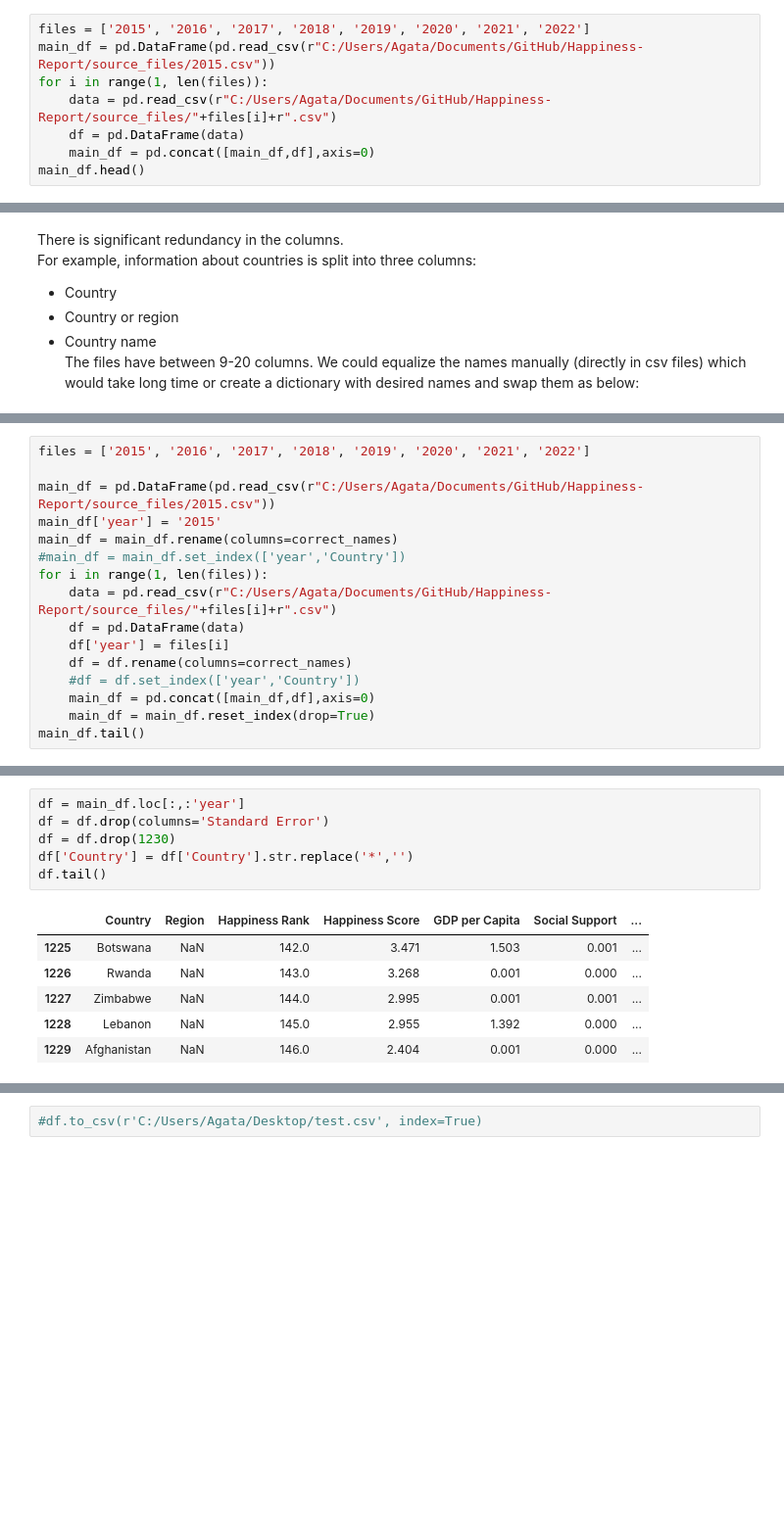
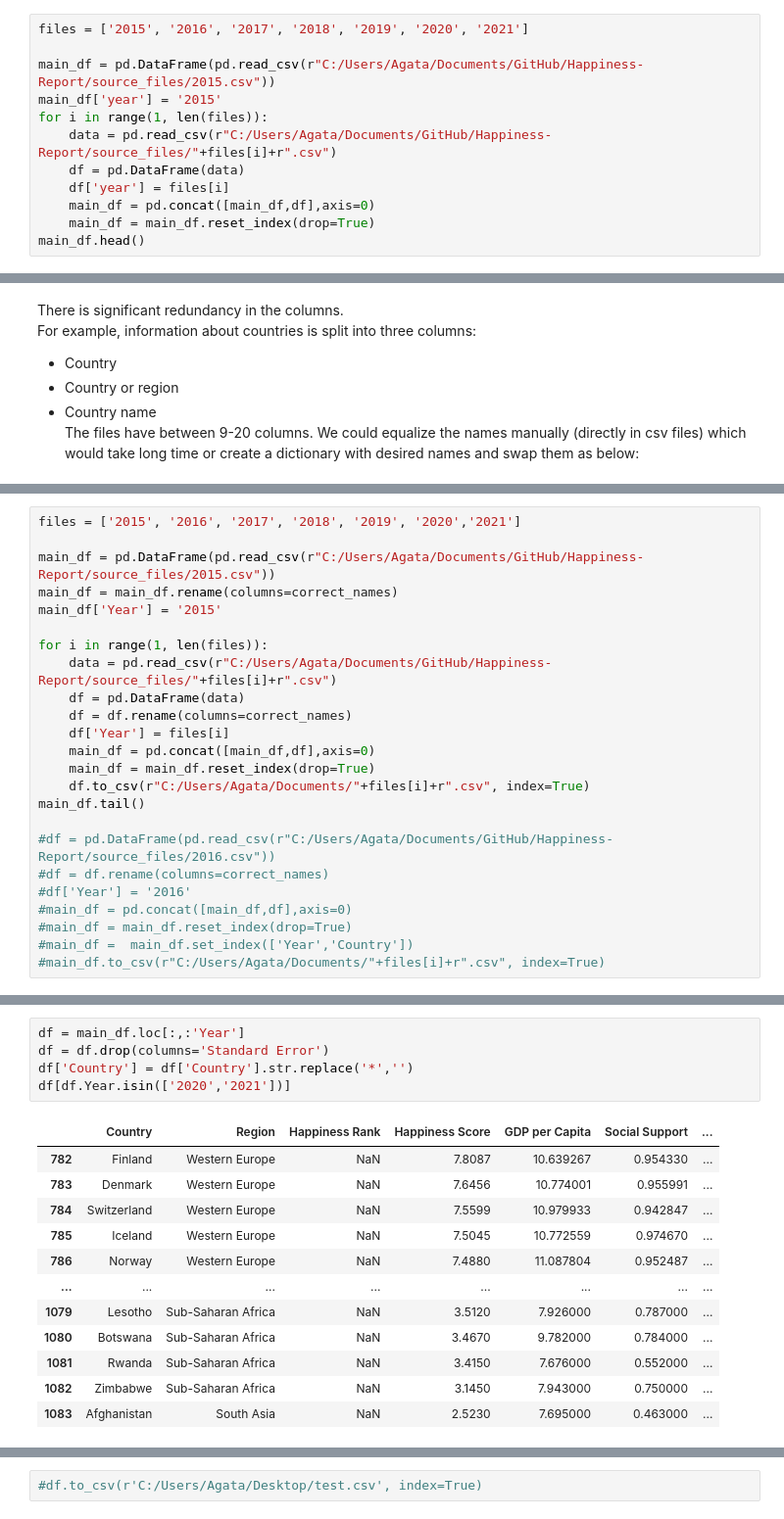
Before and after one commit to ags-de/Happiness-Report, a Jupyter notebook: Happiness Report.ipynb, the cells around one changed output, grey strips where cells are left out. Shown at 98% size. Drawn from its saved outputs; the diff is of its cells as text; blank space fills up the shorter version.

```diff
--- a/Happiness Report.ipynb
+++ b/Happiness Report.ipynb
@@ -9,12 +9,16 @@ There are 8 different csv files regarding each year.
 <br>Python codes slash marks differently so that had to be adjusted to '/' instead of '\\', along with typing raw string instead of regular one.
 <br>*note: be careful of 2022 year file. Some columns have "," thousand delimiter so it can be easily mistaken by comma (fraction delimiter). I took take of this directly in csv file.
 # %%
-files = ['2015', '2016', '2017', '2018', '2019', '2020', '2021', '2022']
+files = ['2015', '2016', '2017', '2018', '2019', '2020', '2021']
+
 main_df = pd.DataFrame(pd.read_csv(r"C:/Users/Agata/Documents/GitHub/Happiness-Report/source_files/2015.csv"))
+main_df['year'] = '2015'
 for i in range(1, len(files)):
     data = pd.read_csv(r"C:/Users/Agata/Documents/GitHub/Happiness-Report/source_files/"+files[i]+r".csv")
     df = pd.DataFrame(data)
+    df['year'] = files[i]
     main_df = pd.concat([main_df,df],axis=0)
+    main_df = main_df.reset_index(drop=True)
 main_df.head()
 # %% [output]
 |  | Country | Region | Happiness Rank | Happiness Score | Standard Error | Economy (GDP per Capita) | Family | ... |
@@ -143,18 +178,26 @@ correct_names = {'Economy (GDP per Capita)' : 'GDP per Capita',
 # %%
-files = ['2015', '2016', '2017', '2018', '2019', '2020', '2021', '2022']
+files = ['2015', '2016', '2017', '2018', '2019', '2020','2021']
 
 main_df = pd.DataFrame(pd.read_csv(r"C:/Users/Agata/Documents/GitHub/Happiness-Report/source_files/2015.csv"))
-main_df['year'] = '2015'
 main_df = main_df.rename(columns=correct_names)
-#main_df = main_df.set_index(['year','Country'])
+main_df['Year'] = '2015'
+
 for i in range(1, len(files)):
     data = pd.read_csv(r"C:/Users/Agata/Documents/GitHub/Happiness-Report/source_files/"+files[i]+r".csv")
     df = pd.DataFrame(data)
-    df['year'] = files[i]
     df = df.rename(columns=correct_names)
-    #df = df.set_index(['year','Country'])
+    df['Year'] = files[i]
     main_df = pd.concat([main_df,df],axis=0)
     main_df = main_df.reset_index(drop=True)
+    df.to_csv(r"C:/Users/Agata/Documents/"+files[i]+r".csv", index=True)
 main_df.tail()
+
+#df = pd.DataFrame(pd.read_csv(r"C:/Users/Agata/Documents/GitHub/Happiness-Report/source_files/2016.csv"))
+#df = df.rename(columns=correct_names)
+#df['Year'] = '2016'
+#main_df = pd.concat([main_df,df],axis=0)
+#main_df = main_df.reset_index(drop=True)
+#main_df =  main_df.set_index(['Year','Country'])
+#main_df.to_csv(r"C:/Users/Agata/Documents/"+files[i]+r".csv", index=True)
 # %% [output]
 |  | Country | Region | Happiness Rank | Happiness Score | Standard Error | GDP per Capita | Social Support | ... |
@@ -187,13 +230,18 @@ memory usage: 279.0+ KB
 # %%
-df = main_df.loc[:,:'year']
+df = main_df.loc[:,:'Year']
 df = df.drop(columns='Standard Error')
-df = df.drop(1230)
 df['Country'] = df['Country'].str.replace('*','')
-df.tail()
+df[df.Year.isin(['2020','2021'])]
 # %% [output]
 |  | Country | Region | Happiness Rank | Happiness Score | GDP per Capita | Social Support | ... |
-| 1225 | Botswana | NaN | 142.0 | 3.471 | 1.503 | 0.001 | ... |
-| 1226 | Rwanda | NaN | 143.0 | 3.268 | 0.001 | 0.000 | ... |
-| 1227 | Zimbabwe | NaN | 144.0 | 2.995 | 0.001 | 0.001 | ... |
-| 1228 | Lebanon | NaN | 145.0 | 2.955 | 1.392 | 0.000 | ... |
-| 1229 | Afghanistan | NaN | 146.0 | 2.404 | 0.001 | 0.000 | ... |
+| 782 | Finland | Western Europe | NaN | 7.8087 | 10.639267 | 0.954330 | ... |
+| 783 | Denmark | Western Europe | NaN | 7.6456 | 10.774001 | 0.955991 | ... |
+| 784 | Switzerland | Western Europe | NaN | 7.5599 | 10.979933 | 0.942847 | ... |
+| 785 | Iceland | Western Europe | NaN | 7.5045 | 10.772559 | 0.974670 | ... |
+| 786 | Norway | Western Europe | NaN | 7.4880 | 11.087804 | 0.952487 | ... |
+| ... | ... | ... | ... | ... | ... | ... | ... |
+| 1079 | Lesotho | Sub-Saharan Africa | NaN | 3.5120 | 7.926000 | 0.787000 | ... |
+| 1080 | Botswana | Sub-Saharan Africa | NaN | 3.4670 | 9.782000 | 0.784000 | ... |
+| 1081 | Rwanda | Sub-Saharan Africa | NaN | 3.4150 | 7.676000 | 0.552000 | ... |
+| 1082 | Zimbabwe | Sub-Saharan Africa | NaN | 3.1450 | 7.943000 | 0.750000 | ... |
+| 1083 | Afghanistan | South Asia | NaN | 2.5230 | 7.695000 | 0.463000 | ... |
```
Also changed, not shown: parts of 18 cells of this notebook.
